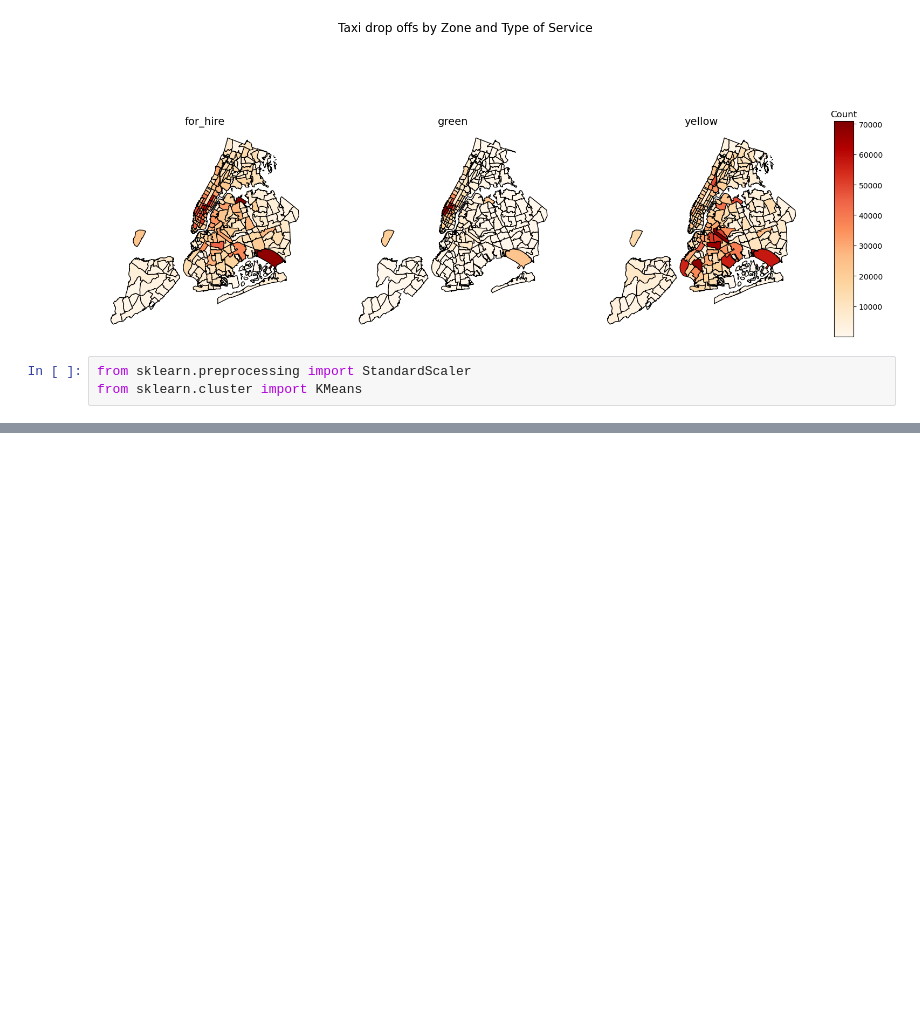
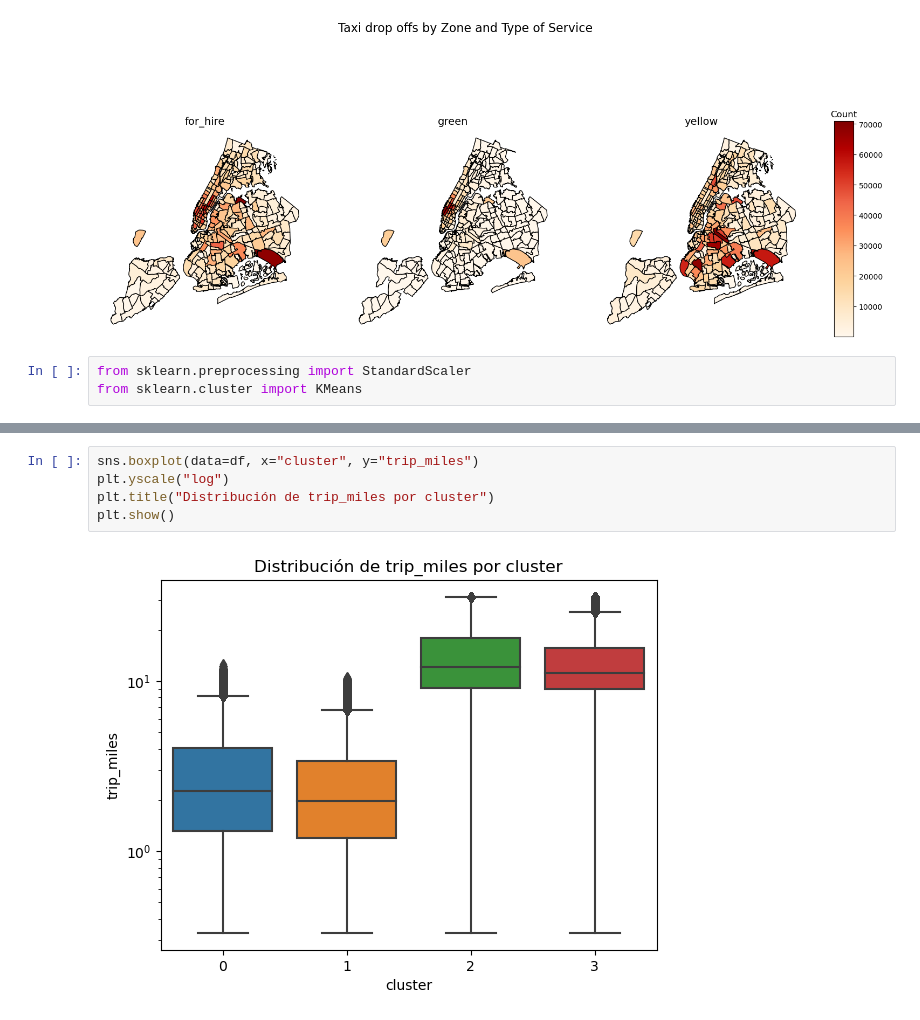
Before and after one commit to DAcoder17/MachineLearning1, a Jupyter notebook: TLC/EDA.ipynb, the cells around one changed output, grey strips where cells are left out. Drawn from its saved outputs; the diff is of its cells as text; blank space fills up the shorter version.

```diff
--- a/TLC/EDA.ipynb
+++ b/TLC/EDA.ipynb
@@ -540,0 +536,7 @@ plt.show()
+# %%
+sns.boxplot(data=df, x="cluster", y="trip_miles")
+plt.yscale("log")
+plt.title("Distribución de trip_miles por cluster")
+plt.show()
+# %% [output]
+[figure, added]
```
Also changed, not shown: parts of 13 cells of this notebook.
